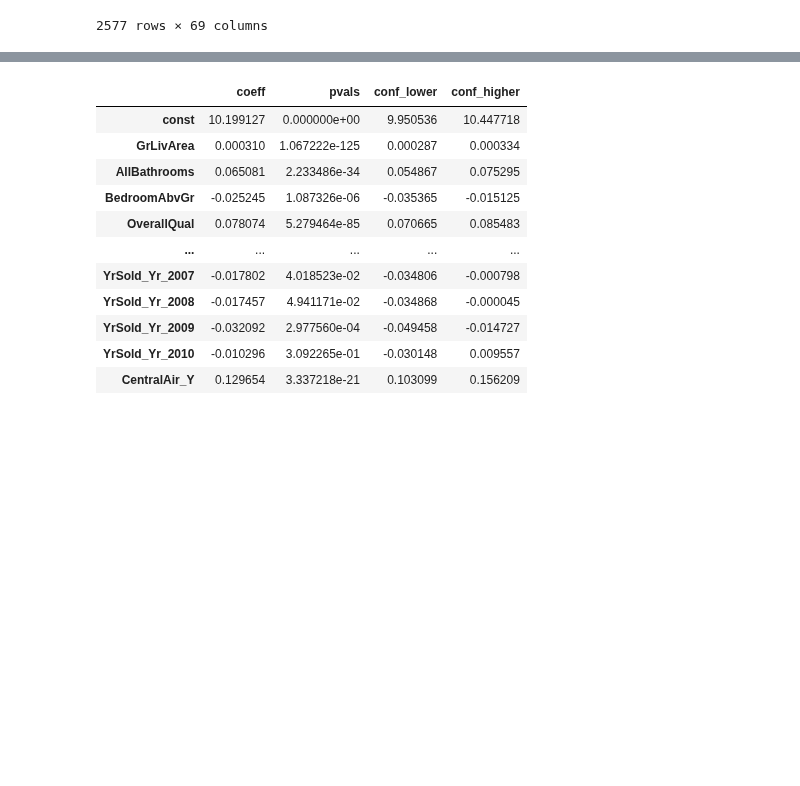
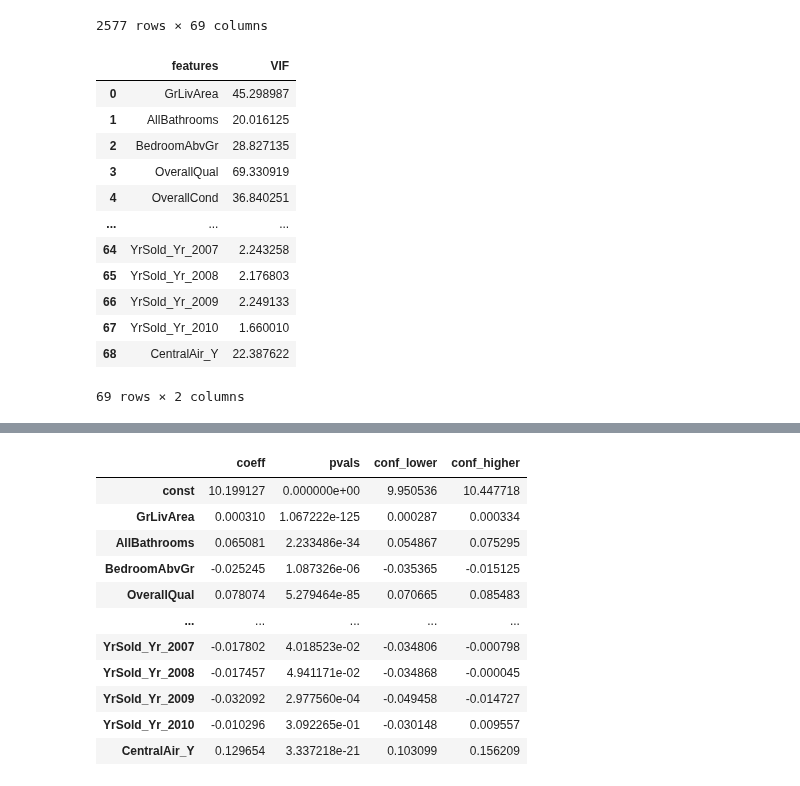
Before and after one commit to rishigoutam/ames-iowa, a Jupyter notebook: rishi/linreg.ipynb, the cells around one changed output, grey strips where cells are left out. Saved outputs shown, nothing was run; the diff lists cells and outputs as text; code cells hidden in the pictures; blank space fills up the shorter version.

```diff
--- a/rishi/linreg.ipynb
+++ b/rishi/linreg.ipynb
@@ -71,6 +78,27 @@ X
 | 2575 | 1842 | 3.5 | 3 | 7 | 5 | 4 | 1 | ... |
 | 2576 | 1911 | 2.5 | 3 | 8 | 5 | 4 | 1 | ... |
 2577 rows × 69 columns
+# %%
+# VIF
+from statsmodels.stats.outliers_influence import variance_inflation_factor
+vif = pd.DataFrame()
+vif['features'] = X.columns
+vif['VIF'] = [variance_inflation_factor(X.values, i) for i in range(X.shape[1])]
+vif
+# %% [output]
+|  | features | VIF |
+| 0 | GrLivArea | 45.298987 |
+| 1 | AllBathrooms | 20.016125 |
+| 2 | BedroomAbvGr | 28.827135 |
+| 3 | OverallQual | 69.330919 |
+| 4 | OverallCond | 36.840251 |
+| ... | ... | ... |
+| 64 | YrSold_Yr_2007 | 2.243258 |
+| 65 | YrSold_Yr_2008 | 2.176803 |
+| 66 | YrSold_Yr_2009 | 2.249133 |
+| 67 | YrSold_Yr_2010 | 1.660010 |
+| 68 | CentralAir_Y | 22.387622 |
+69 rows × 2 columns
 # %%
 # Create training set and holdout
 X_train, X_test, y_train, y_test = train_test_split(X, target, test_size=0.3, random_state=42)
```
Also changed, not shown: parts of 2 cells of this notebook.
